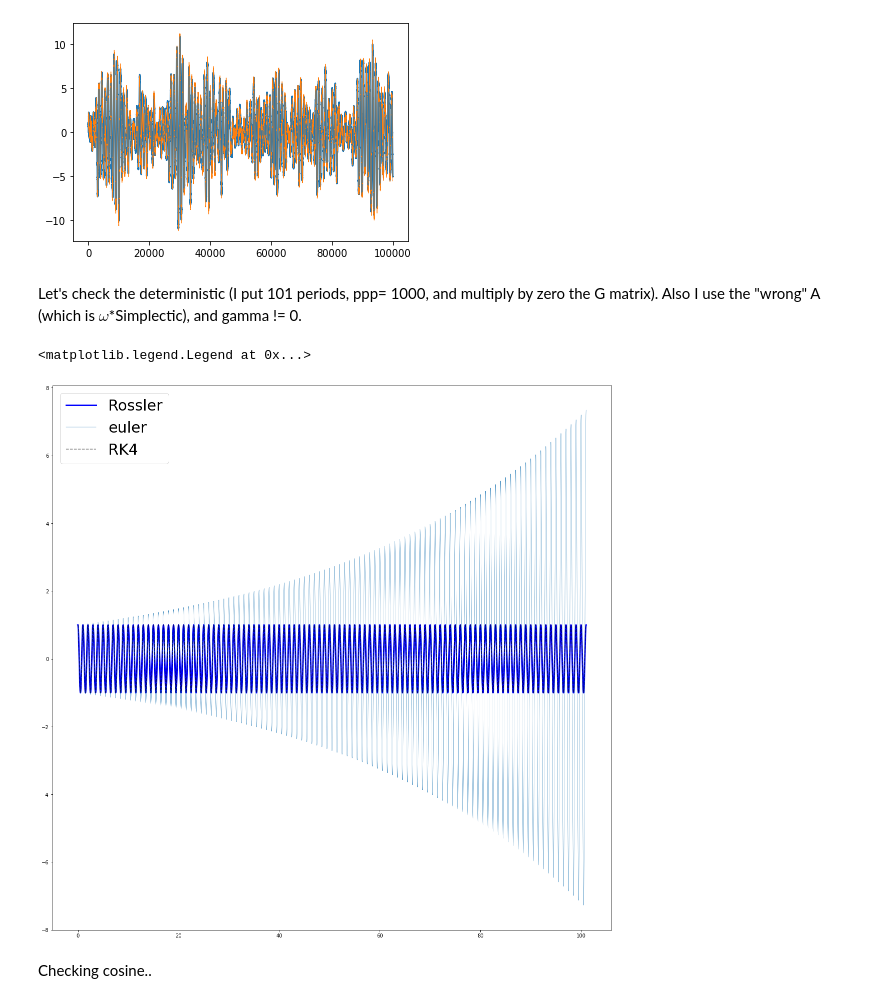
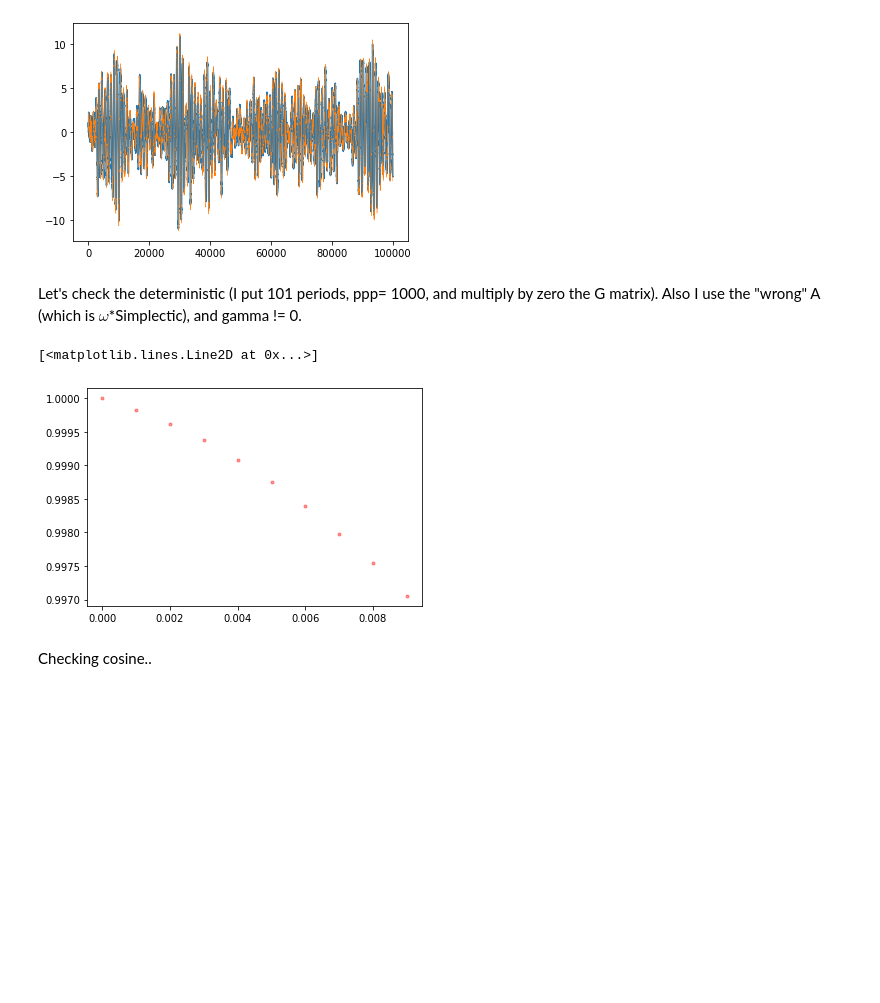
Before and after one commit to matibilkis/continuous, a Jupyter notebook: unphysical_integration_Euler_diverges.ipynb, the cells around one changed output. Cells and saved outputs as stored; diff of their text form; code cells hidden in the pictures; blank space fills up the shorter version.

```diff
--- a/unphysical_integration_Euler_diverges.ipynb
+++ b/unphysical_integration_Euler_diverges.ipynb
@@ -18,27 +20,32 @@ plt.plot(statesE[:,0], linewidth=0.4)
 # %% [output]
 [<matplotlib.lines.Line2D at 0x...>]
 [figure]
-# %% [markdown]
-Let's check the deterministic (I put 101 periods, ppp= 1000, and multiply by zero the G matrix). Also I use the "wrong" A (which is $\omega$*Simplectic), and gamma != 0.
-# %%
-periods = 101
-ppp = 10**3
-states, covs, signals, params,times = load_data(ppp=ppp, periods=periods, method="rossler")
-statesE, covsE, signalsE, params,times = load_data(ppp=ppp, periods=periods, method="euler")
-statesRK, covsRK, signalsRK, params,times = load_data(ppp=ppp, periods=periods, method="RK4")
-
-eta, gamma, Lambda, omega, n = params
-[A,C,D] = build_matrix_from_params(params)
-
-plt.figure(figsize=(20,20))
-plt.plot(times,states[:,0], color="blue",label="Rossler",linewidth=3, alpha=0.5)
-plt.plot(times,statesE[:,0], linewidth=0.4, label="euler")
-plt.plot(times,statesRK[:,0],'--', label="RK4", color="black", alpha=0.5)
-
-plt.legend(prop={"size":30})
-# %% [output]
-<matplotlib.legend.Legend at 0x...>
-[figure, removed]
+# %% [markdown]
+Let's check the deterministic (I put 101 periods, ppp= 1000, and multiply by zero the G matrix). Also I use the "wrong" A (which is $\omega$*Simplectic), and gamma != 0.
+# %%
+periods = 101
+ppp = 10**3
+states, covs, signals, params,times = load_data(ppp=ppp, periods=periods, method="rossler")
+statesE, covsE, signalsE, params,times = load_data(ppp=ppp, periods=periods, method="euler")
+statesRK, covsRK, signalsRK, params,times = load_data(ppp=ppp, periods=periods, method="RK4")
+statesExp, covsExp, signalsExp, params,times = load_data(ppp=ppp, periods=periods, method="Expeuler")
+
+eta, gamma, Lambda, omega, n = params
+[A,C,D] = build_matrix_from_params(params)
+
+plt.figure(figsize=(20,10))
+plt.plot(times,states[:,0], color="blue",label="Rossler",linewidth=3, alpha=0.5)
+plt.plot(times,statesE[:,0], linewidth=2, label="euler", alpha=0.4, color="orange")
+plt.plot(times,statesExp[:,0], linewidth=2, label="Exp-euler", alpha=0.4, color="red")
+
+plt.plot(times,statesRK[:,0],'--', label="RK4", color="black", alpha=0.9)
+
+plt.legend(prop={"size":30})
+# %%
+plt.plot(times,statesExp[:,0], '.',linewidth=2, label="Exp-euler", alpha=0.4, color="red")
+# %% [output]
+[<matplotlib.lines.Line2D at 0x...>]
+[figure, added]
 # %% [markdown]
 Checking cosine..
 # %%
```
Also changed, not shown: parts of 1 cell of this notebook, 1 other file.
